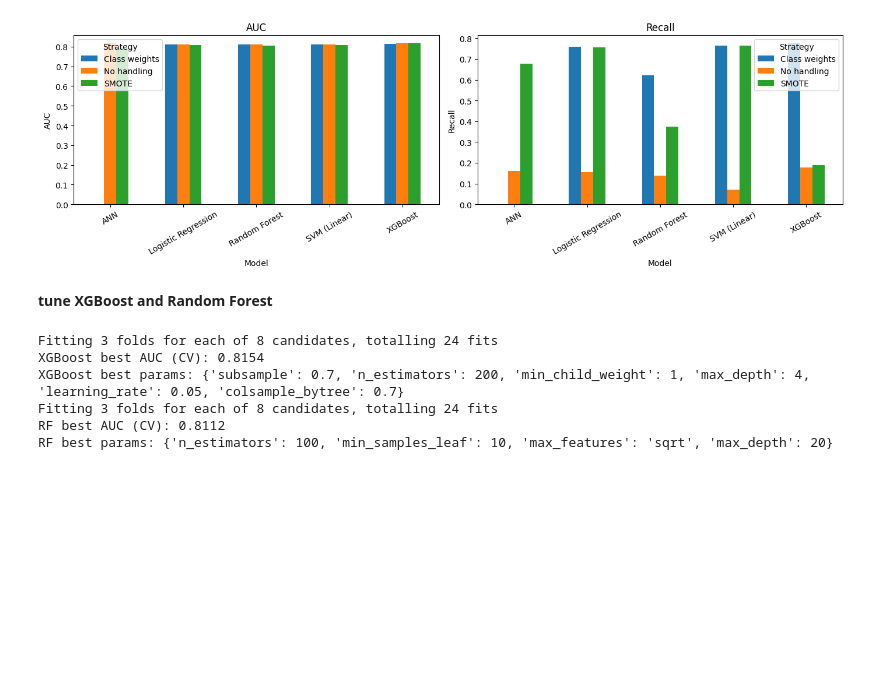
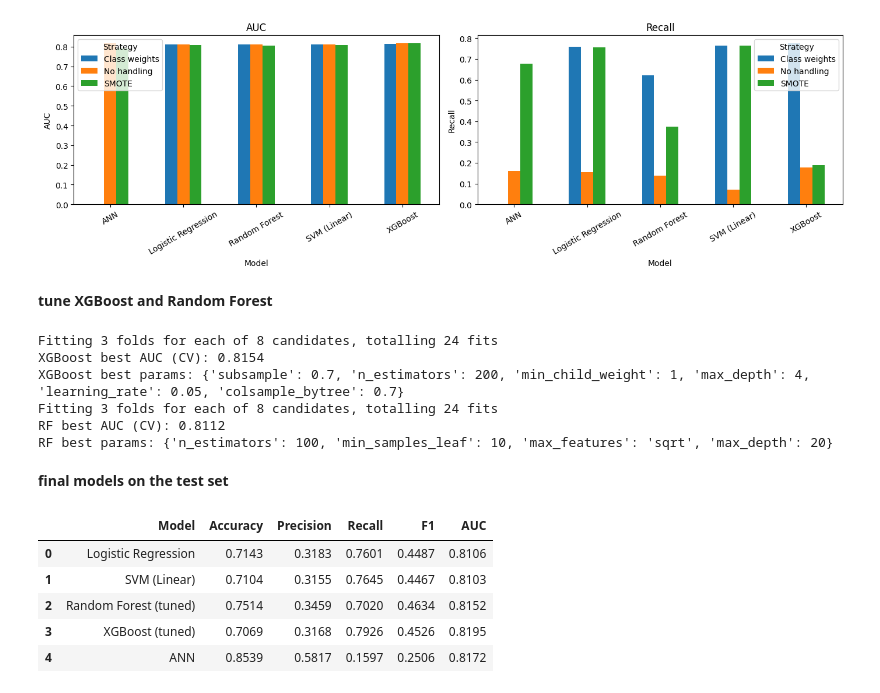
Before and after one commit to zainulabideen3203-ResearckWork/Mphil_thesis, a Jupyter notebook: predictiondataset.ipynb, the cells around one changed output. Cells and saved outputs as stored; diff of their text form; code cells hidden in the pictures; blank space fills up the shorter version.

Commit message:
final models on the test set

```diff
--- a/predictiondataset.ipynb
+++ b/predictiondataset.ipynb
@@ -402,3 +402,40 @@ XGBoost best params: {'subsample': 0.7, 'n_estimators': 200, 'min_child_weight':
 Fitting 3 folds for each of 8 candidates, totalling 24 fits
 RF best AUC (CV): 0.8112
 RF best params: {'n_estimators': 100, 'min_samples_leaf': 10, 'max_features': 'sqrt', 'max_depth': 20}
+# %% [markdown]
+**final models on the test set**
+# %%
+final = {
+    "Logistic Regression":   LogisticRegression(max_iter=1000, class_weight="balanced"),
+    "SVM (Linear)":          LinearSVC(class_weight="balanced", max_iter=2000, random_state=42),
+    "Random Forest (tuned)": rf_search.best_estimator_,
+    "XGBoost (tuned)":       xgb_search.best_estimator_,
+    "ANN":                   MLPClassifier(hidden_layer_sizes=(64, 32), early_stopping=True,
+                                           max_iter=100, random_state=42),
+}
+
+scores, rows = {}, []
+for name, m in final.items():
+    if name in ["Logistic Regression", "SVM (Linear)", "ANN"]:
+        m.fit(X_train_s, y_train)          # tuned RF and XGBoost are already fitted
+    pred = m.predict(X_test_s)
+    s = m.decision_function(X_test_s) if hasattr(m, "decision_function") \
+        else m.predict_proba(X_test_s)[:, 1]
+    scores[name] = s
+    rows.append({"Model": name,
+                 "Accuracy":  accuracy_score(y_test, pred),
+                 "Precision": precision_score(y_test, pred, zero_division=0),
+                 "Recall":    recall_score(y_test, pred),
+                 "F1":        f1_score(y_test, pred),
+                 "AUC":       roc_auc_score(y_test, s)})
+
+final_res = pd.DataFrame(rows).round(4)
+final_res.to_csv("/content/drive/MyDrive/results_final.csv", index=False)
+final_res
+# %% [output]
+|  | Model | Accuracy | Precision | Recall | F1 | AUC |
+| 0 | Logistic Regression | 0.7143 | 0.3183 | 0.7601 | 0.4487 | 0.8106 |
+| 1 | SVM (Linear) | 0.7104 | 0.3155 | 0.7645 | 0.4467 | 0.8103 |
+| 2 | Random Forest (tuned) | 0.7514 | 0.3459 | 0.7020 | 0.4634 | 0.8152 |
+| 3 | XGBoost (tuned) | 0.7069 | 0.3168 | 0.7926 | 0.4526 | 0.8195 |
+| 4 | ANN | 0.8539 | 0.5817 | 0.1597 | 0.2506 | 0.8172 |
```
